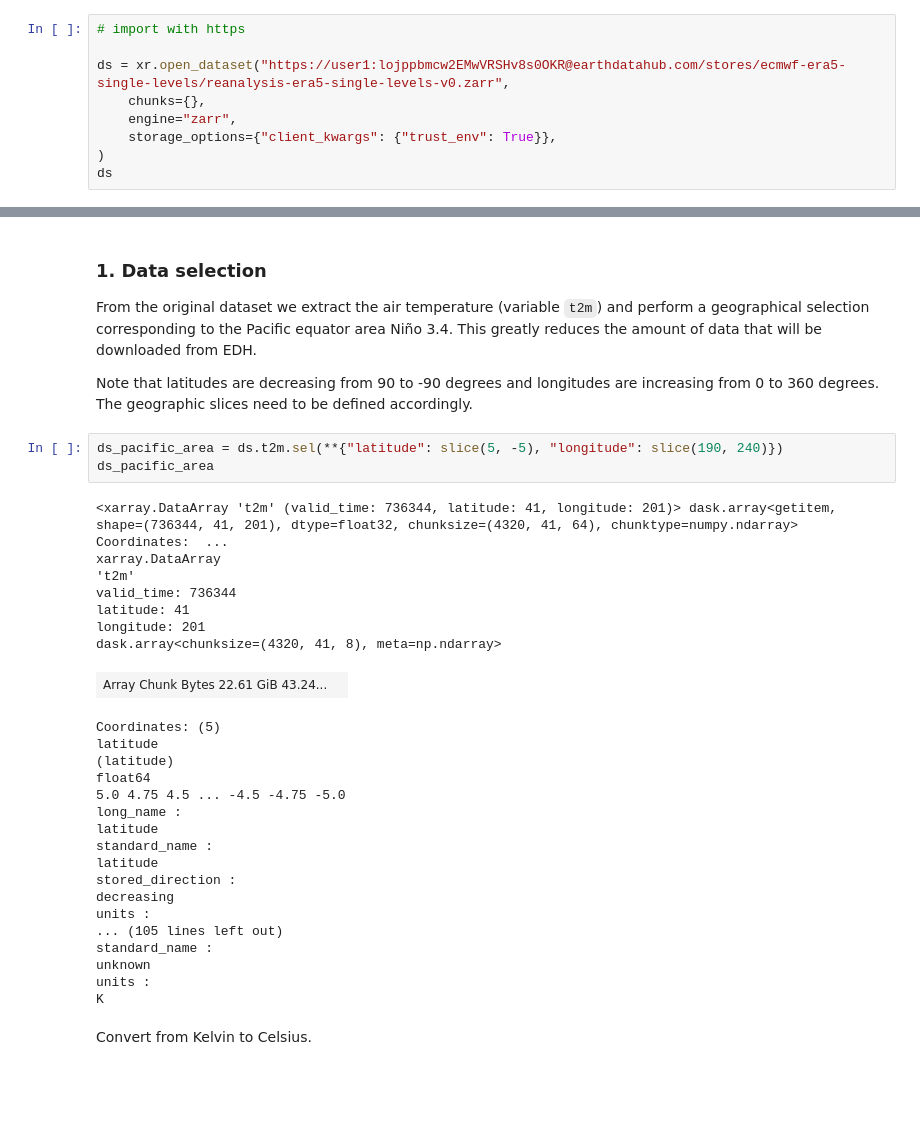
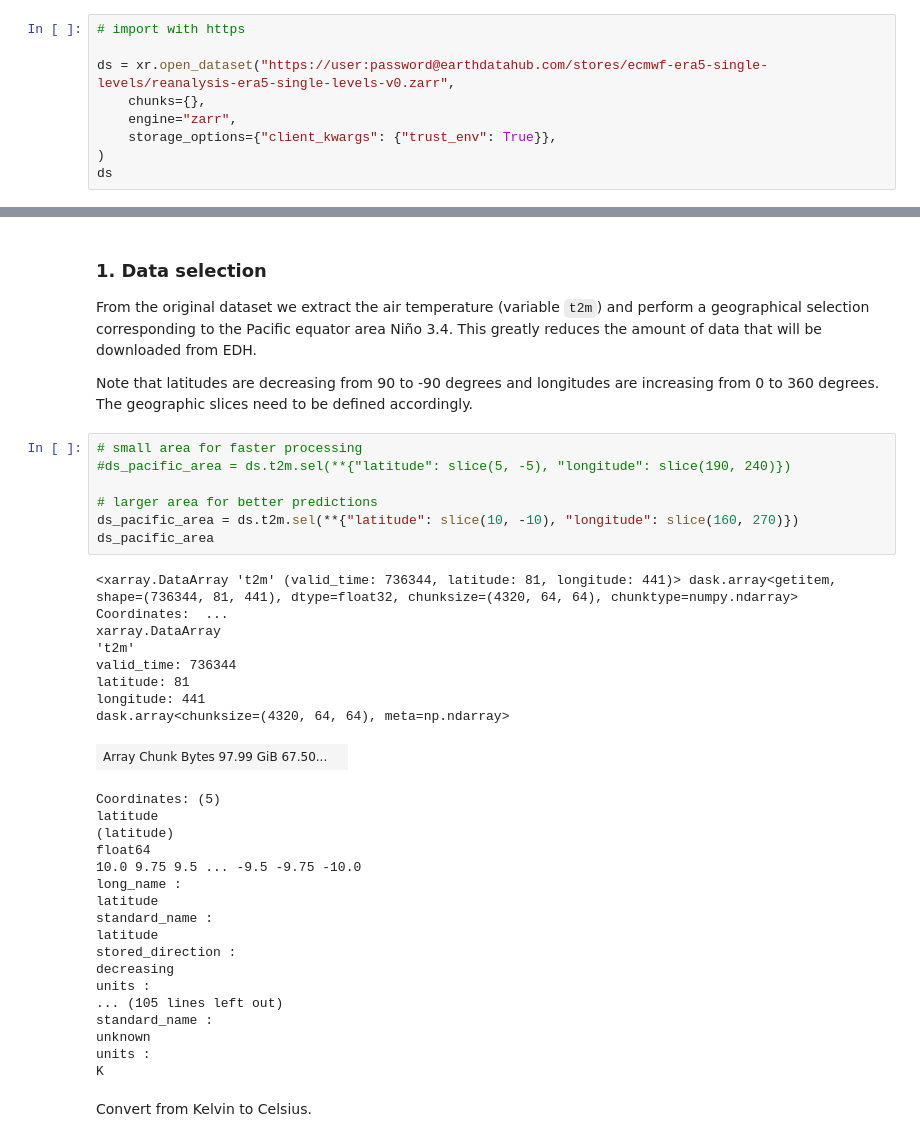
Before and after one commit to bopen/earthdatahub-notebooks, a Jupyter notebook: use-cases/tutorial-era5-single-levels-el-nino-forecast-ai.ipynb, the cells around one changed output, grey strips where cells are left out. Drawn from its saved outputs; the diff is of its cells as text; blank space fills up the shorter version.

```diff
--- a/use-cases/tutorial-era5-single-levels-el-nino-forecast-ai.ipynb
+++ b/use-cases/tutorial-era5-single-levels-el-nino-forecast-ai.ipynb
@@ -80,7 +98,7 @@ Data access with HTTPS:
 # %%
 # import with https
 
-ds = xr.open_dataset("https://user1:lojppbmcw2EMwVRSHv8s0OKR@earthdatahub.com/stores/ecmwf-era5-single-levels/reanalysis-era5-single-levels-v0.zarr",
+ds = xr.open_dataset("https://user:password@earthdatahub.com/stores/ecmwf-era5-single-levels/reanalysis-era5-single-levels-v0.zarr",
     chunks={},
     engine="zarr",
     storage_options={"client_kwargs": {"trust_env": True}},
@@ -212,22 +230,26 @@ From the original dataset we extract the air temperature (variable `t2m`) and pe
 
 Note that latitudes are decreasing from 90 to -90 degrees and longitudes are increasing from 0 to 360 degrees. The geographic slices need to be defined accordingly.
 # %%
-ds_pacific_area = ds.t2m.sel(**{"latitude": slice(5, -5), "longitude": slice(190, 240)})
+# small area for faster processing
+#ds_pacific_area = ds.t2m.sel(**{"latitude": slice(5, -5), "longitude": slice(190, 240)})
+
+# larger area for better predictions
+ds_pacific_area = ds.t2m.sel(**{"latitude": slice(10, -10), "longitude": slice(160, 270)})
 ds_pacific_area
 # %% [output]
-<xarray.DataArray 't2m' (valid_time: 736344, latitude: 41, longitude: 201)> dask.array<getitem, shape=(736344, 41, 201), dtype=float32, chunksize=(4320, 41, 64), chunktype=numpy.ndarray> Coordinates:  ...
+<xarray.DataArray 't2m' (valid_time: 736344, latitude: 81, longitude: 441)> dask.array<getitem, shape=(736344, 81, 441), dtype=float32, chunksize=(4320, 64, 64), chunktype=numpy.ndarray> Coordinates:  ...
 xarray.DataArray
 't2m'
 valid_time: 736344
-latitude: 41
-longitude: 201
-dask.array<chunksize=(4320, 41, 8), meta=np.ndarray>
+latitude: 81
+longitude: 441
+dask.array<chunksize=(4320, 64, 64), meta=np.ndarray>
-| Array Chunk Bytes 22.61 GiB 43.24... |  |
+| Array Chunk Bytes 97.99 GiB 67.50... |  |
 Coordinates: (5)
 latitude
 (latitude)
 float64
-5.0 4.75 4.5 ... -4.5 -4.75 -5.0
+10.0 9.75 9.5 ... -9.5 -9.75 -10.0
 long_name :
 latitude
 standard_name :
```
Also changed, not shown: parts of 14 cells of this notebook.
